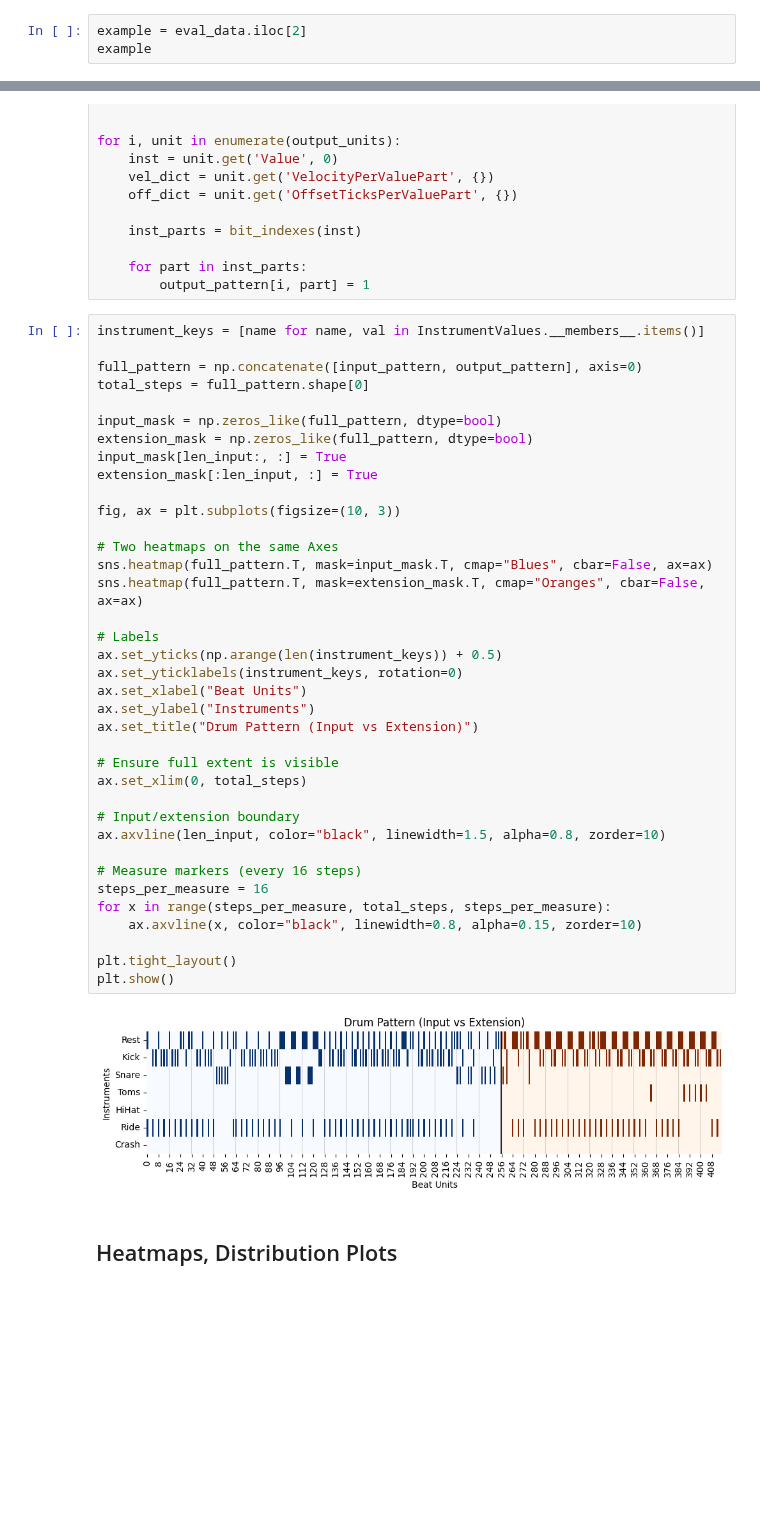
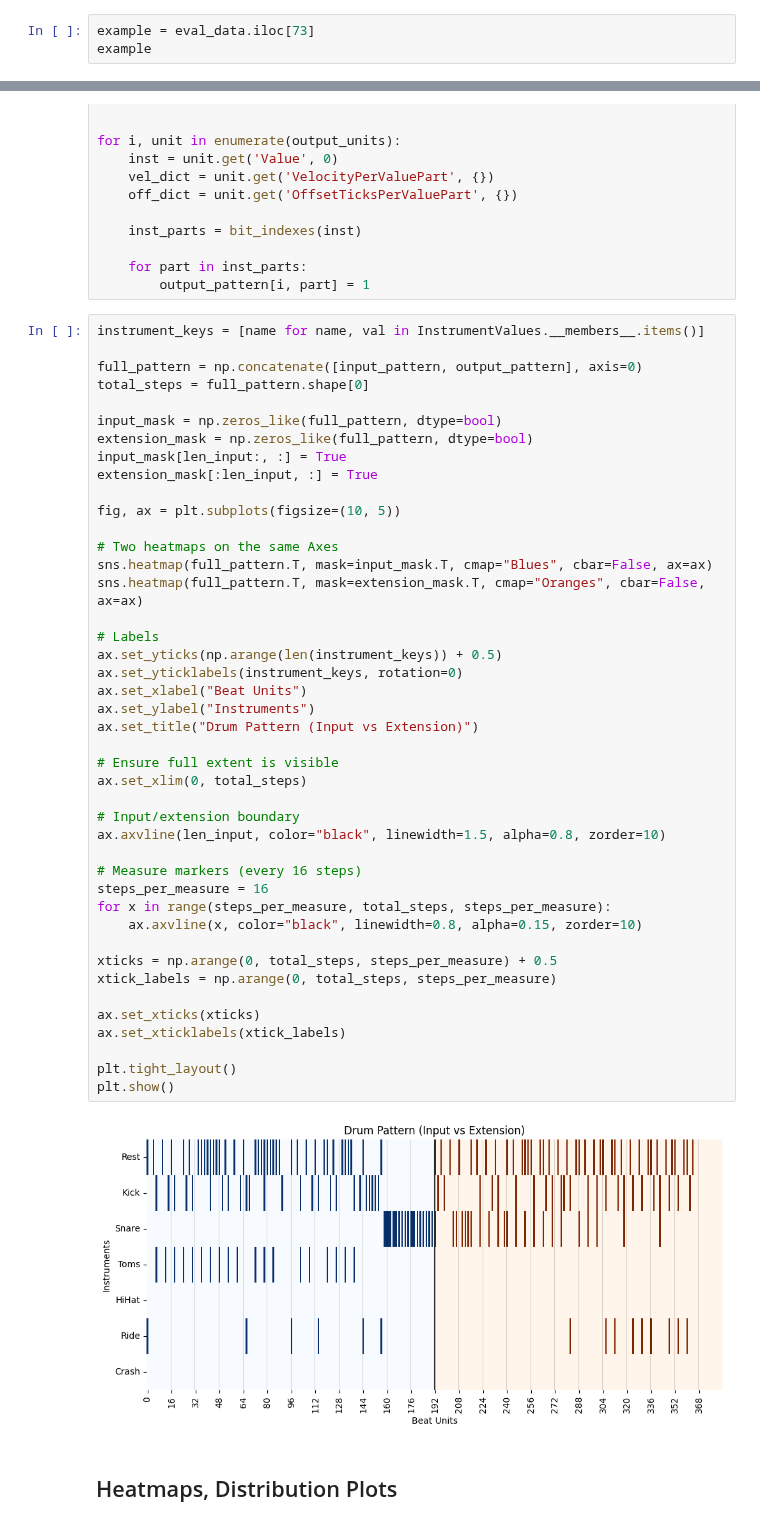
Before and after one commit to FlowkoHinti/GroovePal, a Jupyter notebook: Evaluation/ModelOutputAnalysis.ipynb, the cells around one changed output, grey strips where cells are left out. Cells and saved outputs as stored; diff of their text form; blank space fills up the shorter version.

Commit message:
updated graphs

```diff
--- a/Evaluation/ModelOutputAnalysis.ipynb
+++ b/Evaluation/ModelOutputAnalysis.ipynb
@@ -655,6 +706,6 @@ See the caveats in the documentation: https://pandas.pydata.org/pandas-docs/stab
 def bit_indexes(n):
     return [i for i in range(n.bit_length()) if (n >> i) & 1]
 # %%
-example = eval_data.iloc[2]
+example = eval_data.iloc[73]
 example
 # %% [output]
@@ -722,35 +773,41 @@ input_mask = np.zeros_like(full_pattern, dtype=bool)
 extension_mask = np.zeros_like(full_pattern, dtype=bool)
 input_mask[len_input:, :] = True
 extension_mask[:len_input, :] = True
 
-fig, ax = plt.subplots(figsize=(10, 3))
+fig, ax = plt.subplots(figsize=(10, 5))
 
 # Two heatmaps on the same Axes
 sns.heatmap(full_pattern.T, mask=input_mask.T, cmap="Blues", cbar=False, ax=ax)
 sns.heatmap(full_pattern.T, mask=extension_mask.T, cmap="Oranges", cbar=False, ax=ax)
 
 # Labels
 ax.set_yticks(np.arange(len(instrument_keys)) + 0.5)
 ax.set_yticklabels(instrument_keys, rotation=0)
 ax.set_xlabel("Beat Units")
 ax.set_ylabel("Instruments")
 ax.set_title("Drum Pattern (Input vs Extension)")
 
 # Ensure full extent is visible
 ax.set_xlim(0, total_steps)
 
 # Input/extension boundary
 ax.axvline(len_input, color="black", linewidth=1.5, alpha=0.8, zorder=10)
 
 # Measure markers (every 16 steps)
 steps_per_measure = 16
 for x in range(steps_per_measure, total_steps, steps_per_measure):
     ax.axvline(x, color="black", linewidth=0.8, alpha=0.15, zorder=10)
 
+xticks = np.arange(0, total_steps, steps_per_measure) + 0.5
+xtick_labels = np.arange(0, total_steps, steps_per_measure)
+
+ax.set_xticks(xticks)
+ax.set_xticklabels(xtick_labels)
+
 plt.tight_layout()
 plt.show()
 # %% [output]
-[figure, old version]
+[figure, new version]
 # %% [markdown]
 ## Heatmaps, Distribution Plots
 # %%
```
Also changed, not shown: parts of 31 cells of this notebook, 1 other file.
